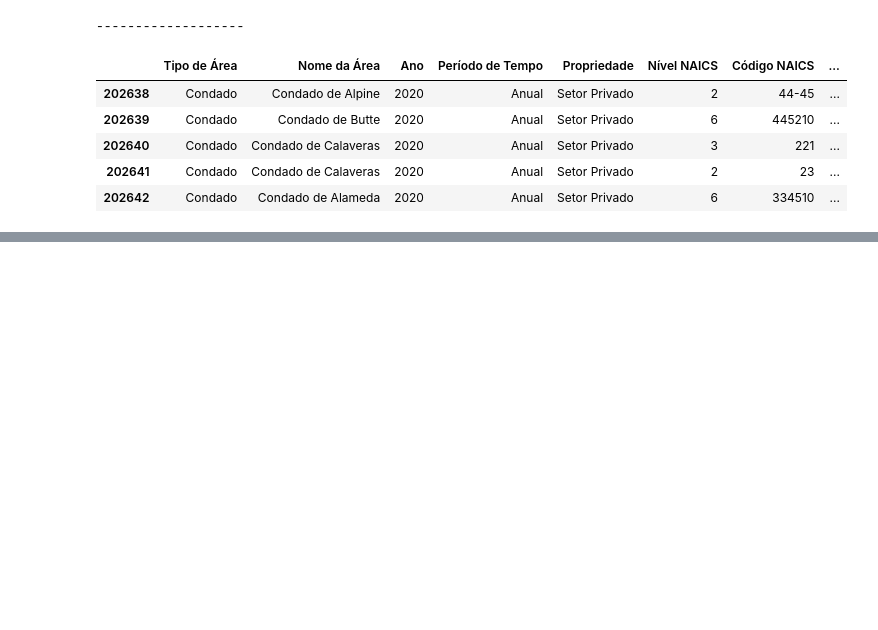
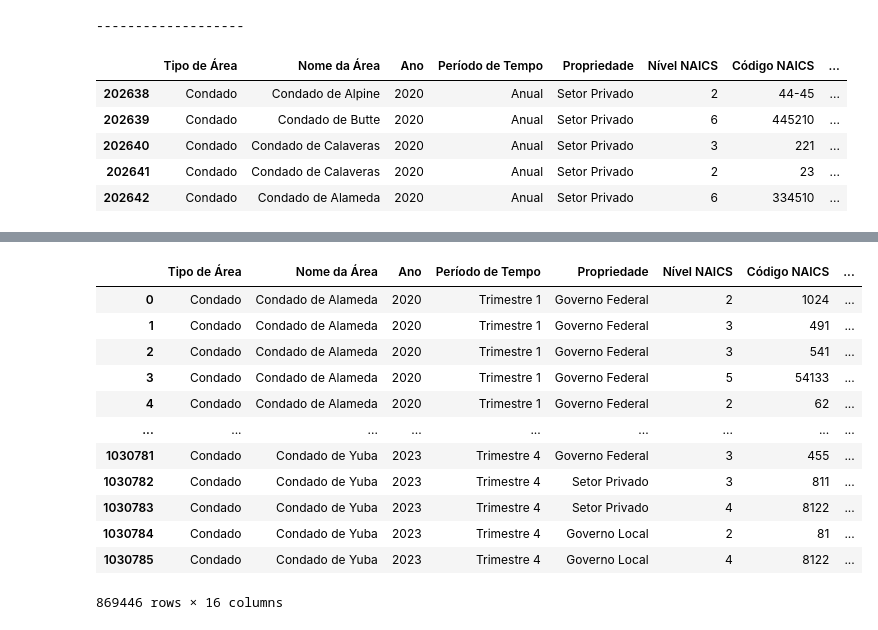
Before and after one commit to JuanVargas2004/Consuelo-Projeto-Final, a Jupyter notebook: tratando_arquivo.ipynb, the cells around one changed output, grey strips where cells are left out. Drawn from its saved outputs; the diff is of its cells as text; code cells hidden in the pictures; blank space fills up the shorter version.

Commit message:
Feature Engineering - Adicionando a coluna de setores

```diff
--- a/tratando_arquivo.ipynb
+++ b/tratando_arquivo.ipynb
@@ -429,0 +470,39 @@ display(df_anual.head())
+# %%
+# Classificando por Código
+
+codigos_setor = {
+    "11": "Agriculture, Forestry, Fishing and Hunting",
+    "21": "Mining, Quarrying, and Oil and Gas Extraction",
+    "22": "Utilities",
+    "23": "Construction",
+    # "31-33": "Manufacturing",
+    "31": "Manufacturing",
+    "32": "Manufacturing",
+    "33": "Manufacturing",
+    "42": "Wholesale Trade",
+    # "44-45": "Retail Trade",
+    "44": "Retail Trade",
+    "45": "Retail Trade",
+    # "48-49": "Transportation and Warehousing",
+    "48": "Transportation and Warehousing",
+    "49": "Transportation and Warehousing",
+    "51": "Information",
+    "52": "Finance and Insurance",
+    "53": "Real Estate and Rental and Leasing",
+    "54": "Professional, Scientific, and Technical Services",
+    "55": "Management of Companies and Enterprises",
+    "56": "Administrative and Support and Waste Management and Remediation Services",
+    "61": "Educational Services",
+    "62": "Health Care and Social Assistance",
+    "71": "Arts, Entertainment, and Recreation",
+    "72": "Accommodation and Food Services",
+    "81": "Other Services (except Public Administration)",
+    "92": "Public Administration (not covered in economic census)"
+}
+# %%
+#Criando uma tabela temporária
+temp_df = df[df["Setor"] == "NÃO LISTADO"].copy()
+
+temp_df["Setor"] = temp_df["Código NAICS"].map(lambda cell: codigos_setor[cell.strip()[:2]] if cell.strip()[:2] in codigos_setor else "NÃO LISTADO")
+
+display(temp_df.head())
@@ -429,0 +516,18 @@ display(df_anual.head())
+# %%
+df[df["Setor"] == "NÃO LISTADO"] = temp_df
+
+display(df)
+# %% [output]
+|  | Tipo de Área | Nome da Área | Ano | Período de Tempo | Propriedade | Nível NAICS | Código NAICS | ... |
+| 0 | Condado | Condado de Alameda | 2020 | Trimestre 1 | Governo Federal | 2 | 1024 | ... |
+| 1 | Condado | Condado de Alameda | 2020 | Trimestre 1 | Governo Federal | 3 | 491 | ... |
+| 2 | Condado | Condado de Alameda | 2020 | Trimestre 1 | Governo Federal | 3 | 541 | ... |
+| 3 | Condado | Condado de Alameda | 2020 | Trimestre 1 | Governo Federal | 5 | 54133 | ... |
+| 4 | Condado | Condado de Alameda | 2020 | Trimestre 1 | Governo Federal | 2 | 62 | ... |
+| ... | ... | ... | ... | ... | ... | ... | ... | ... |
+| 1030781 | Condado | Condado de Yuba | 2023 | Trimestre 4 | Governo Federal | 3 | 455 | ... |
+| 1030782 | Condado | Condado de Yuba | 2023 | Trimestre 4 | Setor Privado | 3 | 811 | ... |
+| 1030783 | Condado | Condado de Yuba | 2023 | Trimestre 4 | Setor Privado | 4 | 8122 | ... |
+| 1030784 | Condado | Condado de Yuba | 2023 | Trimestre 4 | Governo Local | 2 | 81 | ... |
+| 1030785 | Condado | Condado de Yuba | 2023 | Trimestre 4 | Governo Local | 4 | 8122 | ... |
+869446 rows × 16 columns
```
Also changed, not shown: parts of 5 cells of this notebook.
